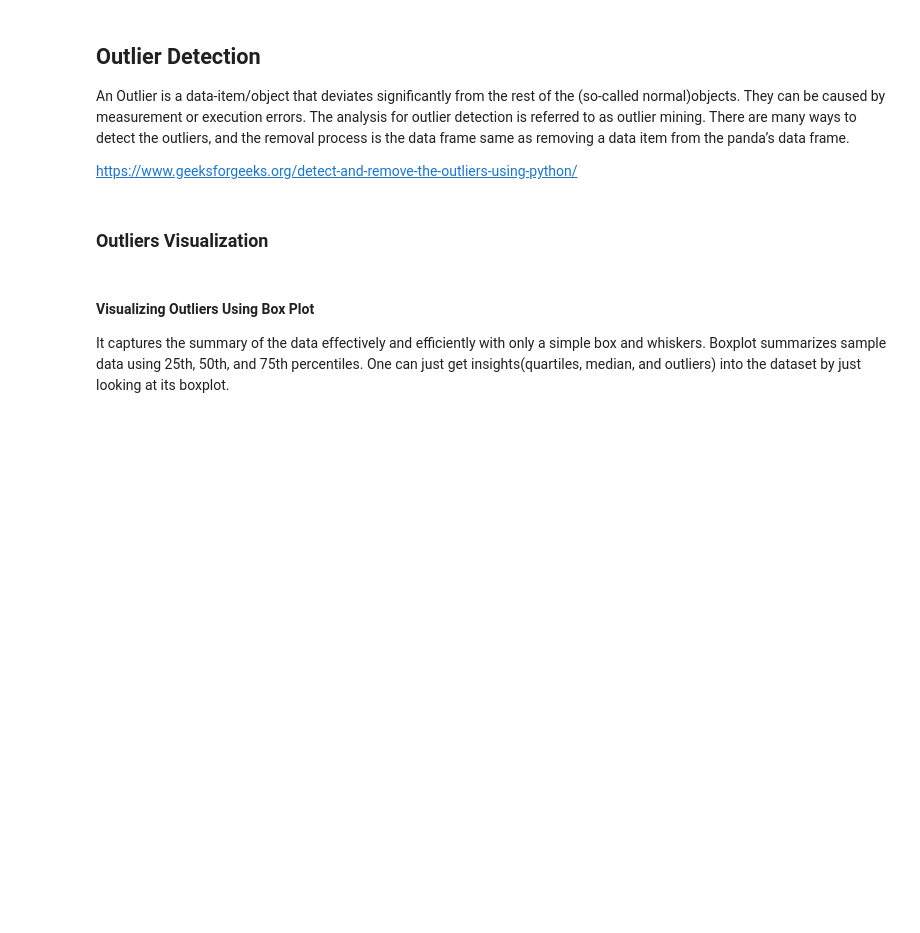
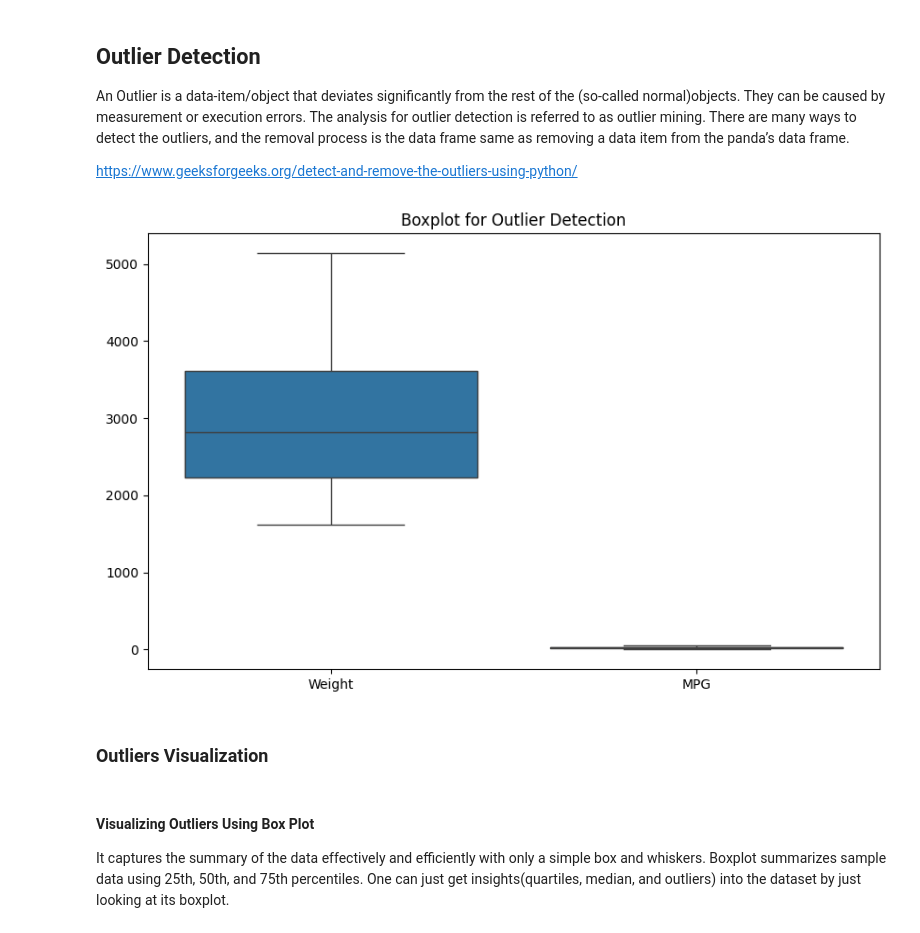
Before and after one commit to jatinder3762/dataCleaning_Lab4, a Jupyter notebook: week5Lab_Students.ipynb, the cells around one changed output. Cells and saved outputs as stored; diff of their text form; code cells hidden in the pictures; blank space fills up the shorter version.

```diff
--- a/week5Lab_Students.ipynb
+++ b/week5Lab_Students.ipynb
@@ -487,3 +499,19 @@ df = pd.DataFrame(data)
+# %%
+#Outlier Detection and Removal
+# from cars_dataFrame we will use Weight and MPG columns for outlier detection
+# different methods are there for outlier detection
+# Boxplot method
+# --- IGNORE ---
+import matplotlib.pyplot as plt
+import seaborn as sns
+# --- IGNORE ---
+plt.figure(figsize=(10, 6))
+# Using seaborn to create a boxplot
+sns.boxplot(data=cars_dataFrame[['Weight', 'MPG']])
+plt.title('Boxplot for Outlier Detection')
+plt.show()
+# %% [output]
+[figure, added]
 # %% [markdown]
 ### Outliers Visualization
 # %% [markdown]
```
Also changed, not shown: parts of 7 cells of this notebook.
